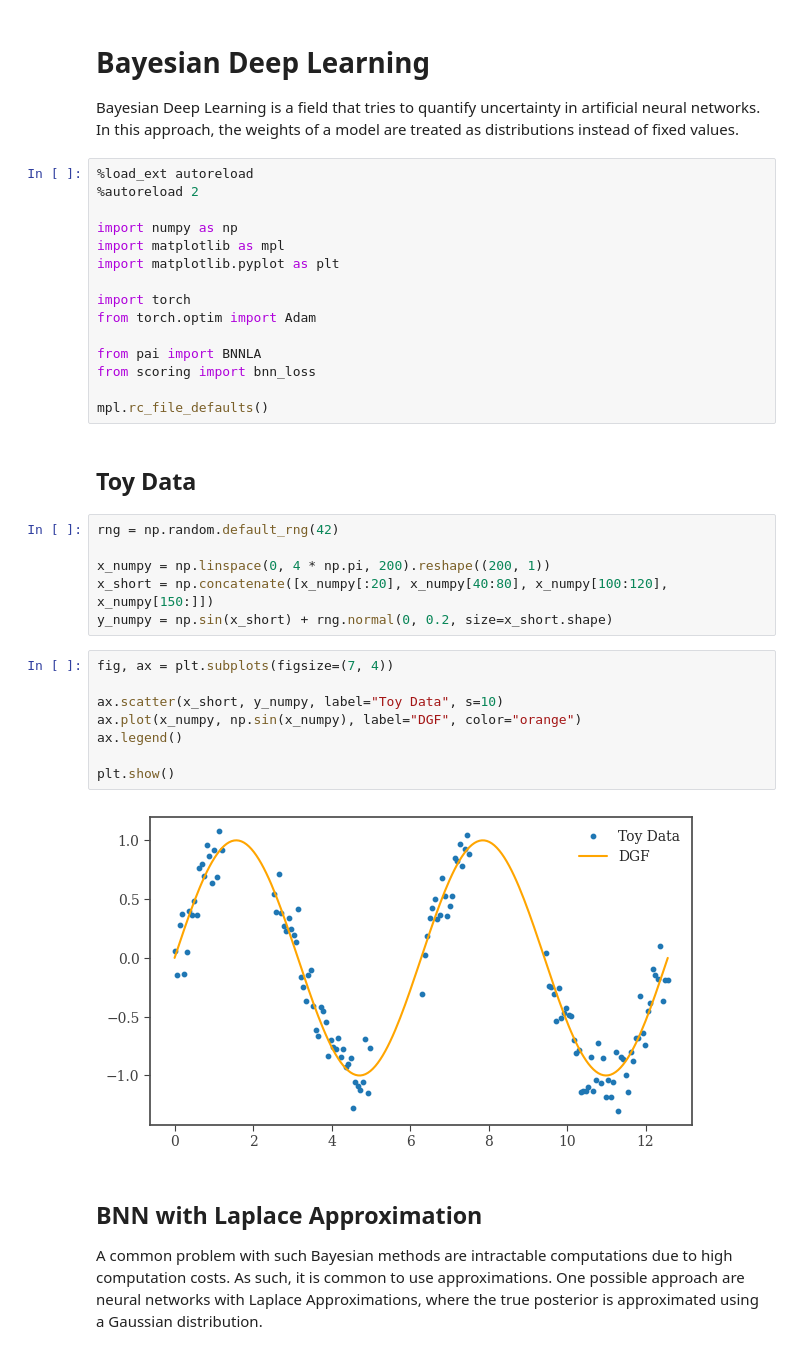
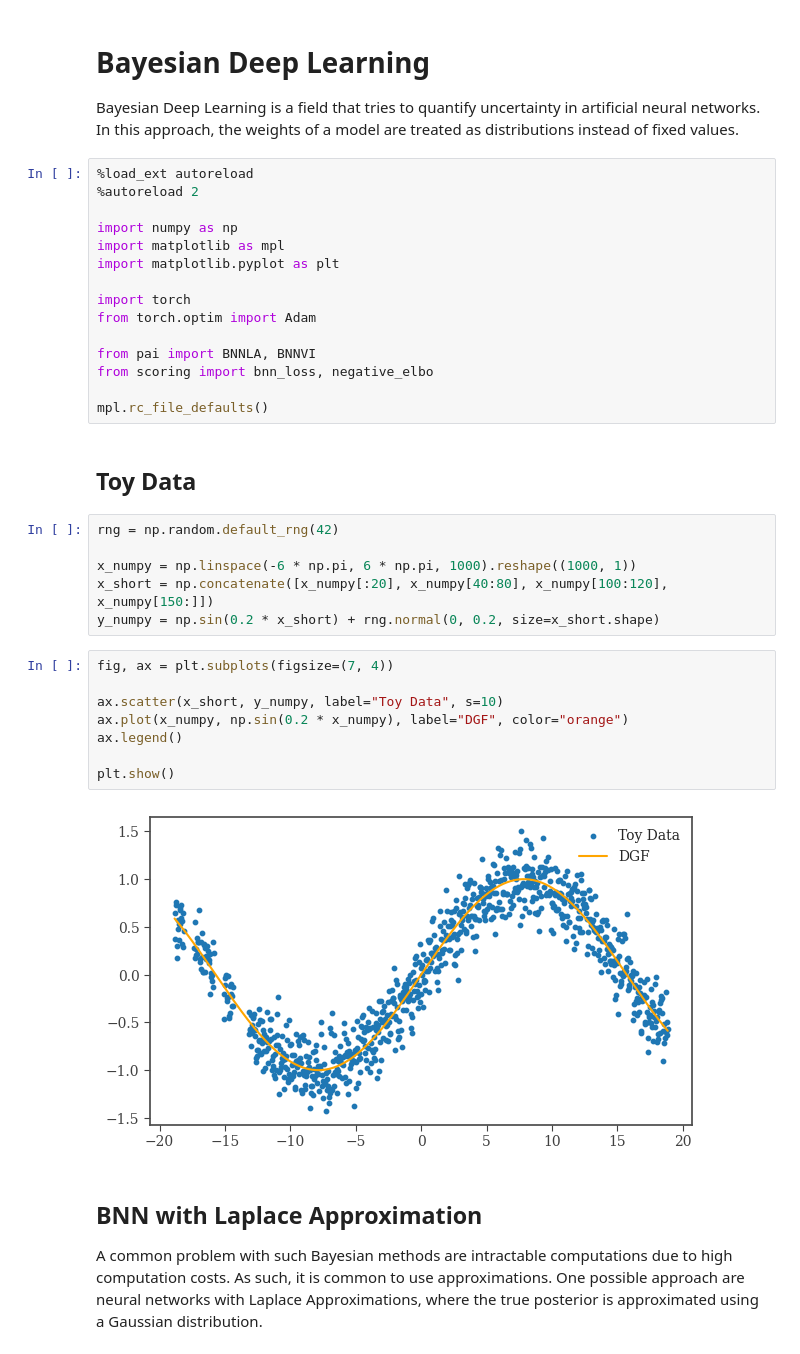
Before and after one commit to nicomu99/data-analysis, a Jupyter notebook: bayesian_deep_learning.ipynb, the cells around one changed output. Saved outputs shown, nothing was run; the diff lists cells and outputs as text.

```diff
--- a/bayesian_deep_learning.ipynb
+++ b/bayesian_deep_learning.ipynb
@@ -13,8 +13,8 @@ import matplotlib.pyplot as plt
 import torch
 from torch.optim import Adam
 
-from pai import BNNLA
-from scoring import bnn_loss
+from pai import BNNLA, BNNVI
+from scoring import bnn_loss, negative_elbo
 
 mpl.rc_file_defaults()
 # %% [markdown]
@@ -22,19 +22,19 @@ mpl.rc_file_defaults()
 # %%
 rng = np.random.default_rng(42)
 
-x_numpy = np.linspace(0, 4 * np.pi, 200).reshape((200, 1))
+x_numpy = np.linspace(-6 * np.pi, 6 * np.pi, 1000).reshape((1000, 1))
 x_short = np.concatenate([x_numpy[:20], x_numpy[40:80], x_numpy[100:120], x_numpy[150:]])
-y_numpy = np.sin(x_short) + rng.normal(0, 0.2, size=x_short.shape)
+y_numpy = np.sin(0.2 * x_short) + rng.normal(0, 0.2, size=x_short.shape)
 # %%
 fig, ax = plt.subplots(figsize=(7, 4))
 
 ax.scatter(x_short, y_numpy, label="Toy Data", s=10)
-ax.plot(x_numpy, np.sin(x_numpy), label="DGF", color="orange")
+ax.plot(x_numpy, np.sin(0.2 * x_numpy), label="DGF", color="orange")
 ax.legend()
 
 plt.show()
 # %% [output]
-[figure, old version]
+[figure, new version]
 # %% [markdown]
 ## BNN with Laplace Approximation
 
```
Also changed, not shown: parts of 8 cells of this notebook, 4 other files.
